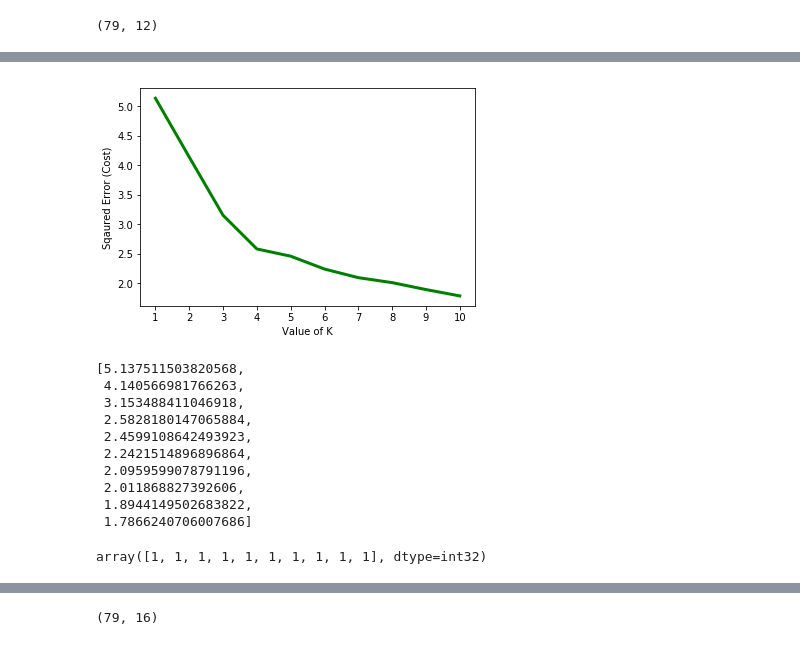
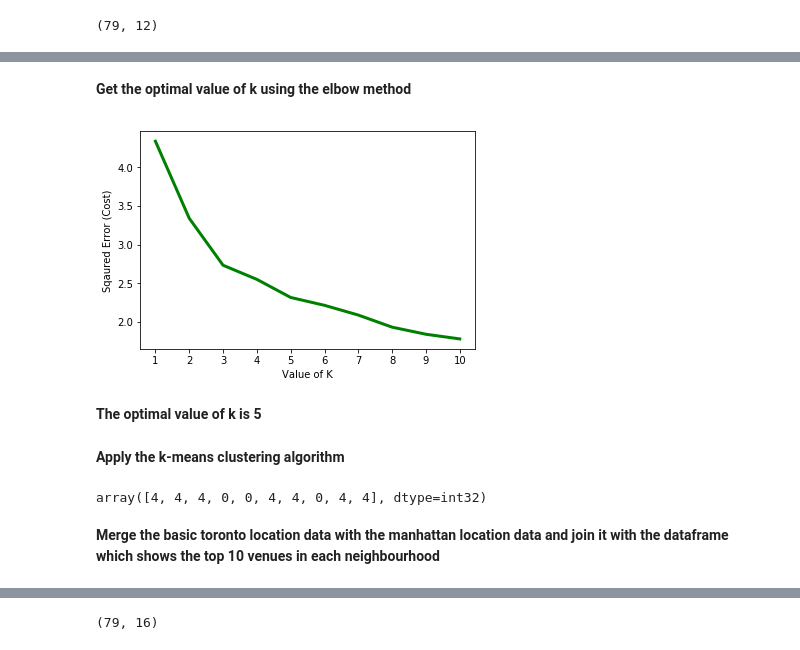
Before and after one commit to manoj543/Coursera_Capstone, a Jupyter notebook: Battle of neighbourhoods-Assignment.ipynb, the cells around one changed output, grey strips where cells are left out. Drawn from its saved outputs; the diff is of its cells as text; code cells hidden in the pictures.

```diff
--- a/Battle of neighbourhoods-Assignment.ipynb
+++ b/Battle of neighbourhoods-Assignment.ipynb
@@ -718,40 +742,33 @@ toronto_manhattan_sorted_neighborhoods.head()
+# %% [markdown]
+**Get the  optimal value of k using the elbow method**
 # %%
 import matplotlib.pyplot as plt
 cost =[]
 for i in range(1, 11):
     X = toronto_manhattan_grouped.drop('Neighborhood', 1)
-    KM = KMeans(n_clusters = i,n_init=12)
+    KM = KMeans(init="k-means++", n_clusters=i, n_init=12, max_iter = 500)
     KM.fit(X)
 
     # calculates squared error
     # for the clustered points
     cost.append(KM.inertia_)
 plt.plot(range(1, 11), cost, color ='g', linewidth ='3')
 plt.xticks(range(1, 11),range(1, 11))
 plt.xlabel("Value of K")
 plt.ylabel("Sqaured Error (Cost)")
 plt.show() # clear the plot
 
 # the point of the elbow is the
 # most optimal value for choosing k
 # %% [output]
-[figure, old version]
+[figure, new version]
-# %%
-cost
-# %% [output]
-[5.137511503820568,
- 4.140566981766263,
- 3.153488411046918,
- 2.5828180147065884,
- 2.4599108642493923,
- 2.2421514896896864,
- 2.0959599078791196,
- 2.011868827392606,
- 1.8944149502683822,
- 1.7866240706007686]
+# %% [markdown]
+**The optimal value of k is 5**
+# %% [markdown]
+**Apply the k-means clustering algorithm**
 # %%
 # set number of clusters
-kclusters = 4
+kclusters = 5
 
 toronto_manhattan_grouped_clustering = toronto_manhattan_grouped.drop('Neighborhood', 1)
 
@@ -761,7 +778,9 @@ kmeans = KMeans(n_clusters=kclusters, random_state=0).fit(toronto_manhattan_grou
 # check cluster labels generated for each row in the dataframe
 kmeans.labels_[0:10]
 # %% [output]
-array([1, 1, 1, 1, 1, 1, 1, 1, 1, 1], dtype=int32)
+array([4, 4, 4, 0, 0, 4, 4, 0, 4, 4], dtype=int32)
+# %% [markdown]
+**Merge the basic toronto location data with the manhattan location data and join it with the dataframe which shows the top 10 venues in each neighbourhood**
 # %%
 # add clustering labels
 toronto_manhattan_sorted_neighborhoods.insert(0, 'Cluster Labels', kmeans.labels_)
```
Also changed, not shown: parts of 63 cells of this notebook, 2 other files.
